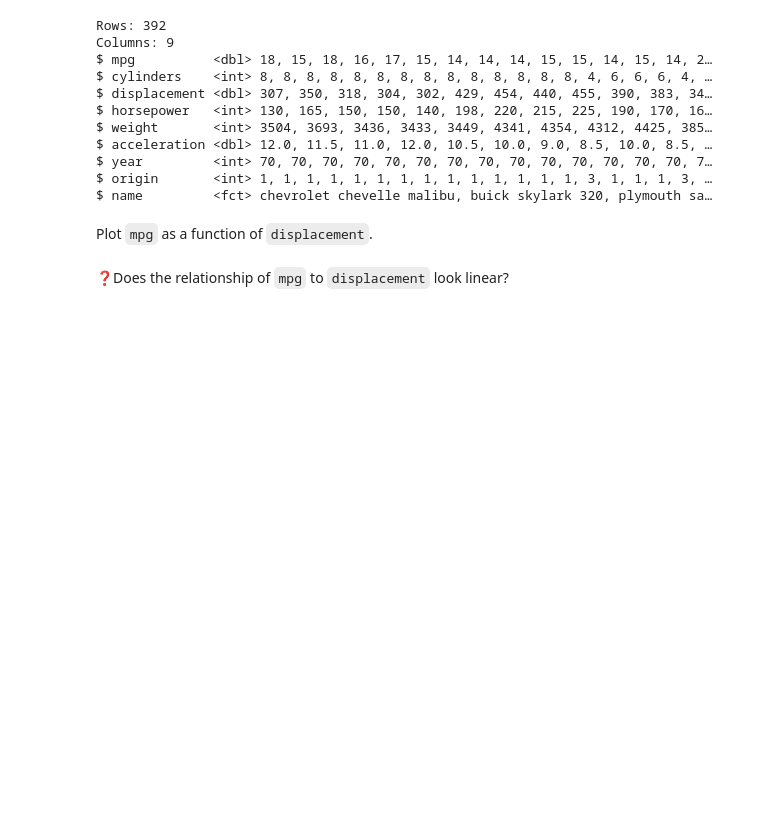
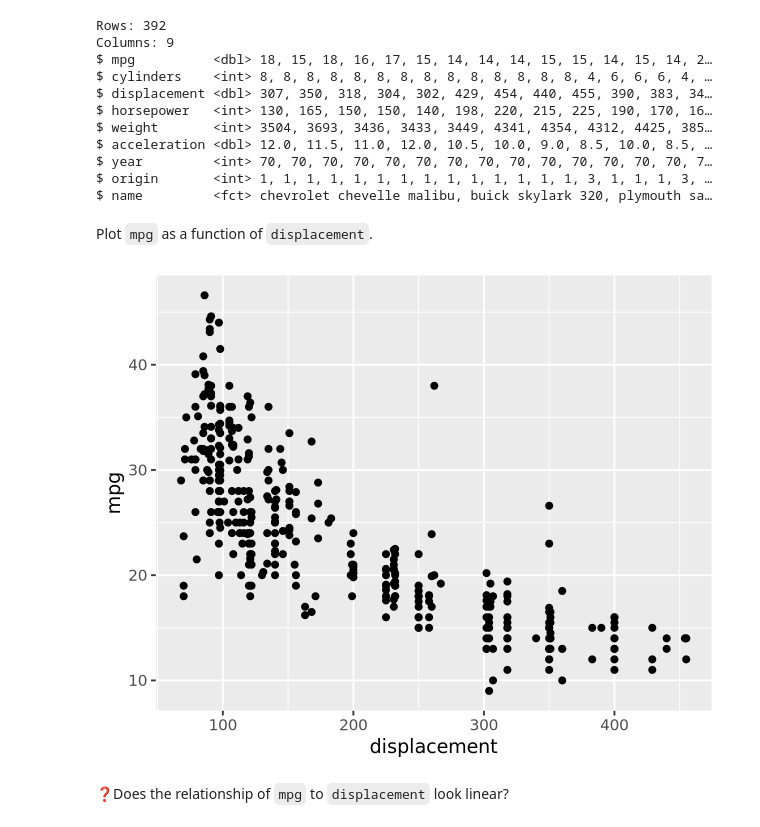
Before and after one commit to UNC-DATA-730/unit-12-assignment-dlee002, a Jupyter notebook: assignment12.ipynb, the cells around one changed output. Cells and saved outputs as stored; diff of their text form; code cells hidden in the pictures; blank space fills up the shorter version.

```diff
--- a/assignment12.ipynb
+++ b/assignment12.ipynb
@@ -39,5 +45,10 @@ $ origin       <int> 1, 1, 1, 1, 1, 1, 1, 1, 1, 1, 1, 1, 1, 1, 3, 1, 1, 1, 3,
 $ name         <fct> chevrolet chevelle malibu, buick skylark 320, plymouth sa…
 # %% [markdown]
 Plot `mpg`  as a function of `displacement`.
+# %%
+ggplot(Auto, aes(x = displacement, y = mpg)) +
+    geom_point()
+# %% [output]
+[figure, added]
 # %% [markdown]
 ❓Does the relationship of `mpg` to `displacement` look linear?
```
Also changed, not shown: parts of 6 cells of this notebook.
